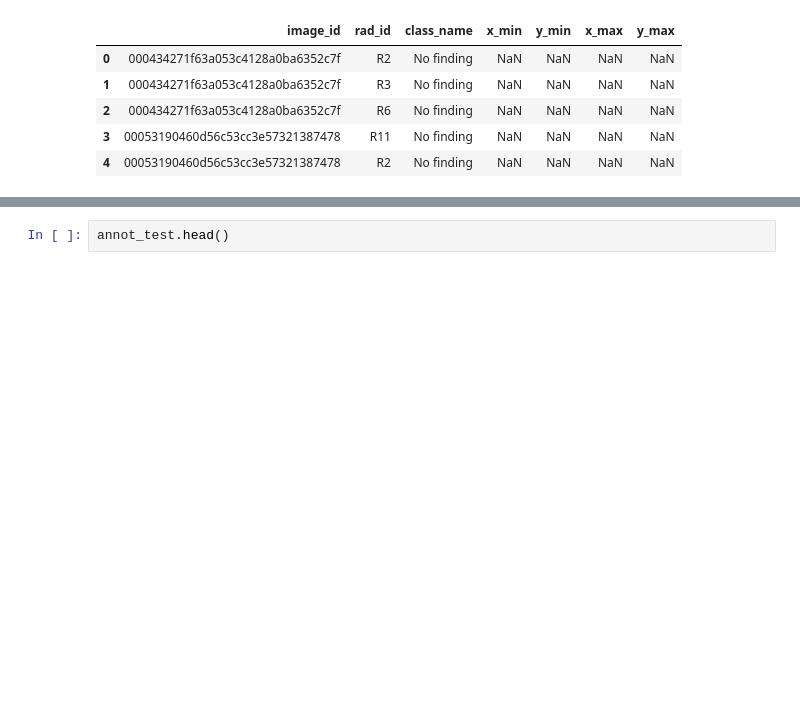
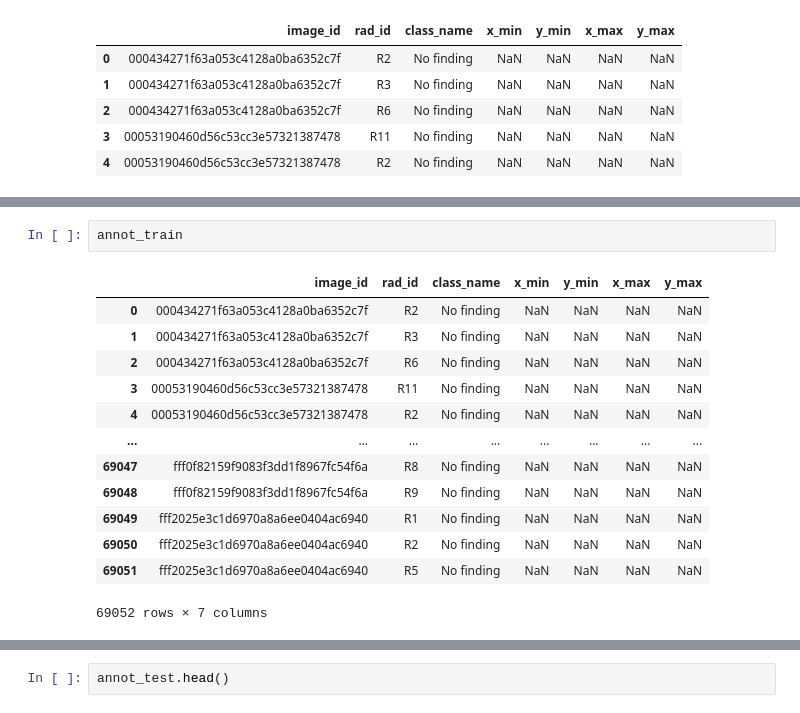
Before and after one commit to harshvardhan10/thesis-codebase, a Jupyter notebook: notebooks/eda_vindr_cxr.ipynb, the cells around one changed output, grey strips where cells are left out. Saved outputs shown, nothing was run; the diff lists cells and outputs as text; blank space fills up the shorter version.

```diff
--- a/notebooks/eda_vindr_cxr.ipynb
+++ b/notebooks/eda_vindr_cxr.ipynb
@@ -14,0 +27,16 @@ annot_train.head()
+# %%
+annot_train
+# %% [output]
+|  | image_id | rad_id | class_name | x_min | y_min | x_max | y_max |
+| 0 | 000434271f63a053c4128a0ba6352c7f | R2 | No finding | NaN | NaN | NaN | NaN |
+| 1 | 000434271f63a053c4128a0ba6352c7f | R3 | No finding | NaN | NaN | NaN | NaN |
+| 2 | 000434271f63a053c4128a0ba6352c7f | R6 | No finding | NaN | NaN | NaN | NaN |
+| 3 | 00053190460d56c53cc3e57321387478 | R11 | No finding | NaN | NaN | NaN | NaN |
+| 4 | 00053190460d56c53cc3e57321387478 | R2 | No finding | NaN | NaN | NaN | NaN |
+| ... | ... | ... | ... | ... | ... | ... | ... |
+| 69047 | fff0f82159f9083f3dd1f8967fc54f6a | R8 | No finding | NaN | NaN | NaN | NaN |
+| 69048 | fff0f82159f9083f3dd1f8967fc54f6a | R9 | No finding | NaN | NaN | NaN | NaN |
+| 69049 | fff2025e3c1d6970a8a6ee0404ac6940 | R1 | No finding | NaN | NaN | NaN | NaN |
+| 69050 | fff2025e3c1d6970a8a6ee0404ac6940 | R2 | No finding | NaN | NaN | NaN | NaN |
+| 69051 | fff2025e3c1d6970a8a6ee0404ac6940 | R5 | No finding | NaN | NaN | NaN | NaN |
+69052 rows × 7 columns
```
Also changed, not shown: parts of 14 cells of this notebook, 1 other file.
